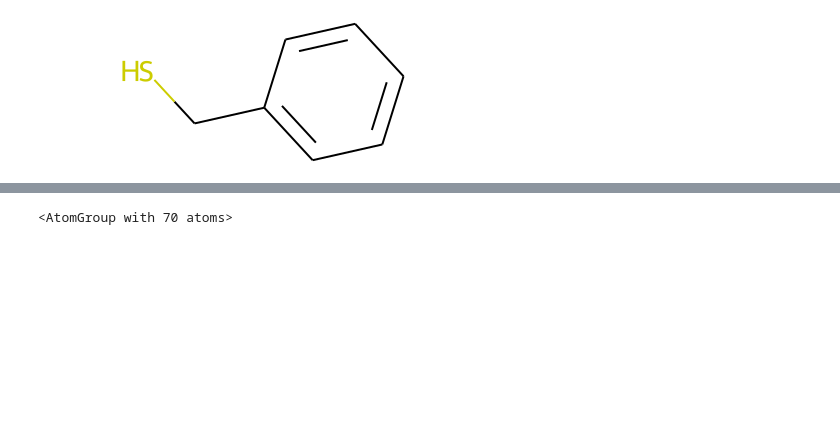
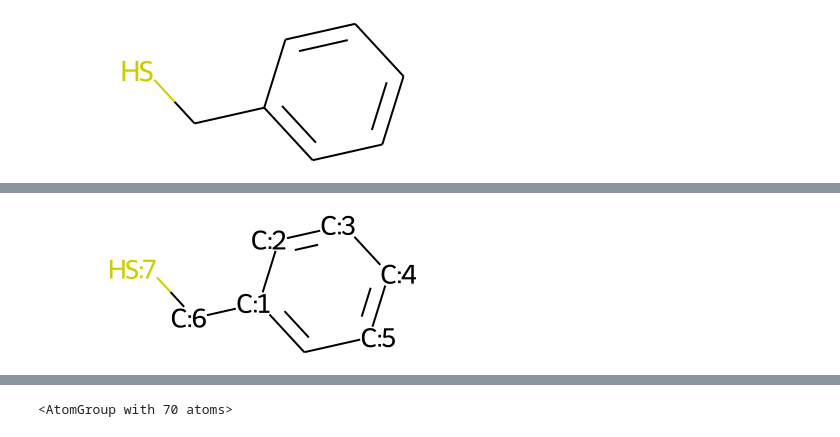
Before and after one commit to MDSYN2019/MDNPPackage, a Jupyter notebook: notebooks/Martini_NP_construction_notebook.ipynb, the cells around one changed output, grey strips where cells are left out. Cells and saved outputs as stored; diff of their text form; code cells hidden in the pictures; blank space fills up the shorter version.

```diff
--- a/notebooks/Martini_NP_construction_notebook.ipynb
+++ b/notebooks/Martini_NP_construction_notebook.ipynb
@@ -448,2 +472,6 @@ array([[-0.4164508 , -1.0209086 , -0.321538  ],
+# %%
+m_aromatic
+# %% [output]
+[figure, added]
 # %%
 C70 = mda.Universe.from_smiles("c1(c2c3c4c15)c6c7c8c2c9c%10c3c%11c%12c4c%13c%14c5c%15c6c%16c7c%17c%18c%19c%20c%21c%22c%23c%24c%21c%25c%26c%20c%18c%16c%27c%15c%14c%28c(c%25c%29c%24c%30c%31c%23c%32c%33c%22c%19c%34c%33c(c9c8c%34%17)c%35c%10c%11c(c%31c%32%35)c%36c%12c%13c%28c%29c%30%36)c%26%27")
```
Also changed, not shown: parts of 36 cells of this notebook, 18 other files.
